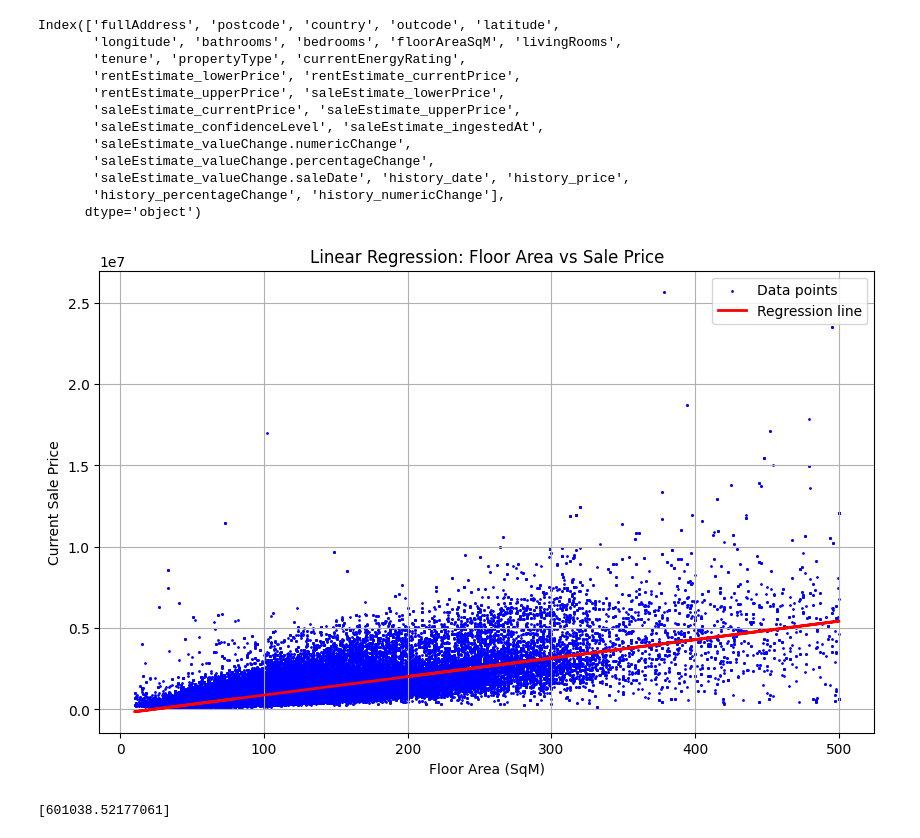
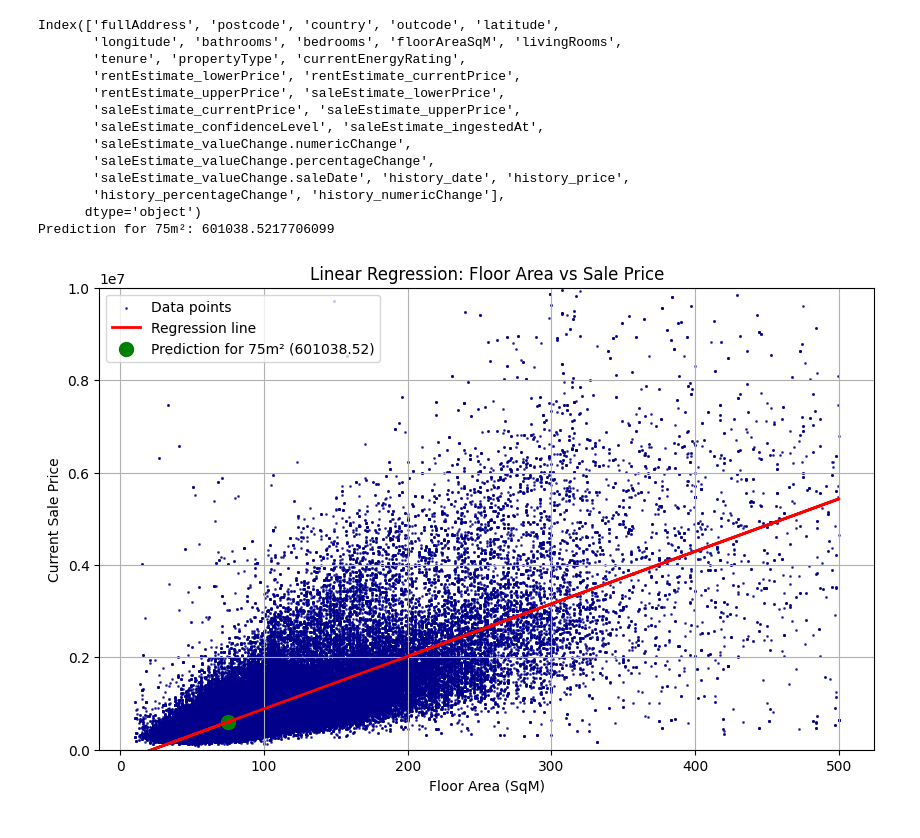
Before and after one commit to TaniaAsh/IgniteML, a Jupyter notebook: TaniaAsh/Project1/Proj1EV_as_in_book.ipynb, the cells around one changed output. Drawn from its saved outputs; the diff is of its cells as text; code cells hidden in the pictures.

```diff
--- a/TaniaAsh/Project1/Proj1EV_as_in_book.ipynb
+++ b/TaniaAsh/Project1/Proj1EV_as_in_book.ipynb
@@ -15,37 +15,44 @@ X = df[['floorAreaSqM']].values  # Feature: Size in square meters
 y = df['saleEstimate_currentPrice'].values  # Target: Current sale price
 
 # Select a linear model
 model = LinearRegression()
 
 # Train the model
 model.fit(X, y)
 
+# Make a prediction for a specific floor area
+X_new = [[75]]  # Floor area in square meters (example: 75 m²)
+prediction = model.predict(X_new)  # Output: predicted price for 75 m²
+print(f"Prediction for 75m²: {prediction[0]}")
+
 # Visualize the data with regression line
 plt.figure(figsize=(10, 6))
-plt.scatter(X, y, color='blue', s=1, label="Data points")  # Smaller points
+plt.ylim(0, 10e6)  # Set range for Y
+plt.scatter(X, y, color='darkblue', s=1, label="Data points", alpha=0.7)  # Smaller points
 plt.plot(X, model.predict(X), color='red', linewidth=2, label="Regression line")  # Regression line
+
+# Add the predicted point for 75 m²
+plt.scatter(X_new, prediction, color="green", s=100, label=f"Prediction for 75m² ({prediction[0]:.2f})")
+
+# Add labels, title, and legend
 plt.xlabel("Floor Area (SqM)")
 plt.ylabel("Current Sale Price")
 plt.title("Linear Regression: Floor Area vs Sale Price")
 plt.legend()
 plt.grid(True)
 plt.show()
-
-# Make a prediction for a specific floor area
-X_new = [[75]]  # Floor area in square meters (example: 75 m²)
-print(model.predict(X_new))  # Output: predicted price for 75 m²
 # %% [output]
 Index(['fullAddress', 'postcode', 'country', 'outcode', 'latitude',
        'longitude', 'bathrooms', 'bedrooms', 'floorAreaSqM', 'livingRooms',
        'tenure', 'propertyType', 'currentEnergyRating',
        'rentEstimate_lowerPrice', 'rentEstimate_currentPrice',
        'rentEstimate_upperPrice', 'saleEstimate_lowerPrice',
        'saleEstimate_currentPrice', 'saleEstimate_upperPrice',
        'saleEstimate_confidenceLevel', 'saleEstimate_ingestedAt',
        'saleEstimate_valueChange.numericChange',
        'saleEstimate_valueChange.percentageChange',
        'saleEstimate_valueChange.saleDate', 'history_date', 'history_price',
        'history_percentageChange', 'history_numericChange'],
       dtype='object')
+Prediction for 75m²: 601038.5217706099
-[figure, old version]
+[figure, new version]
-[601038.52177061]
```
Also changed, not shown: 2 other files.
